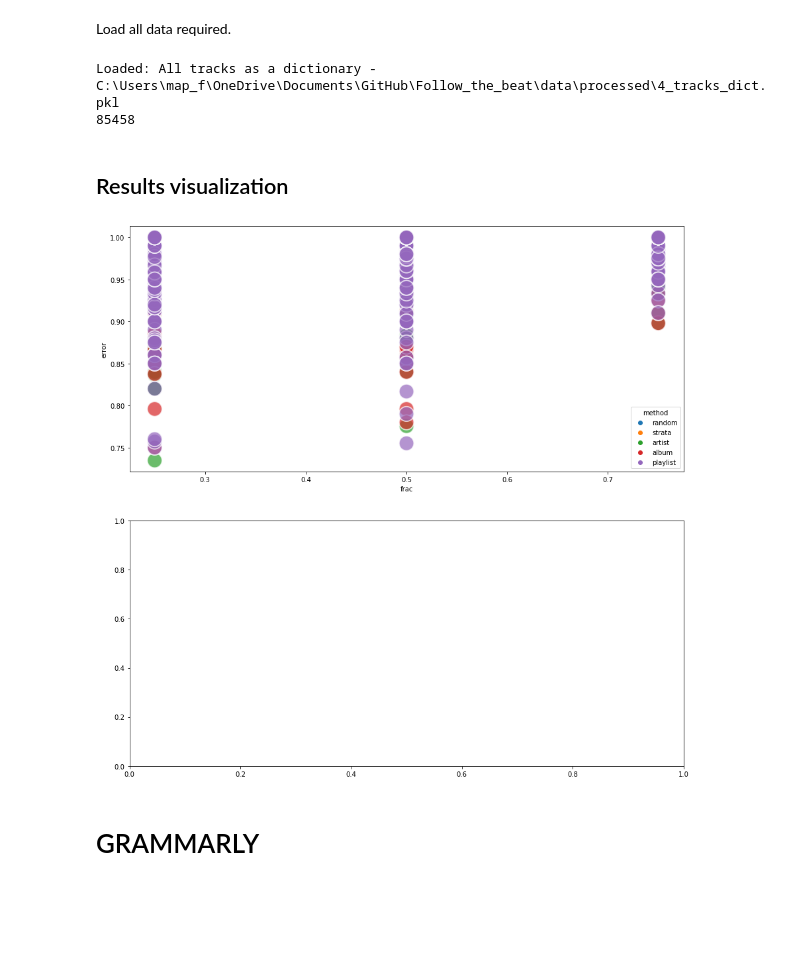
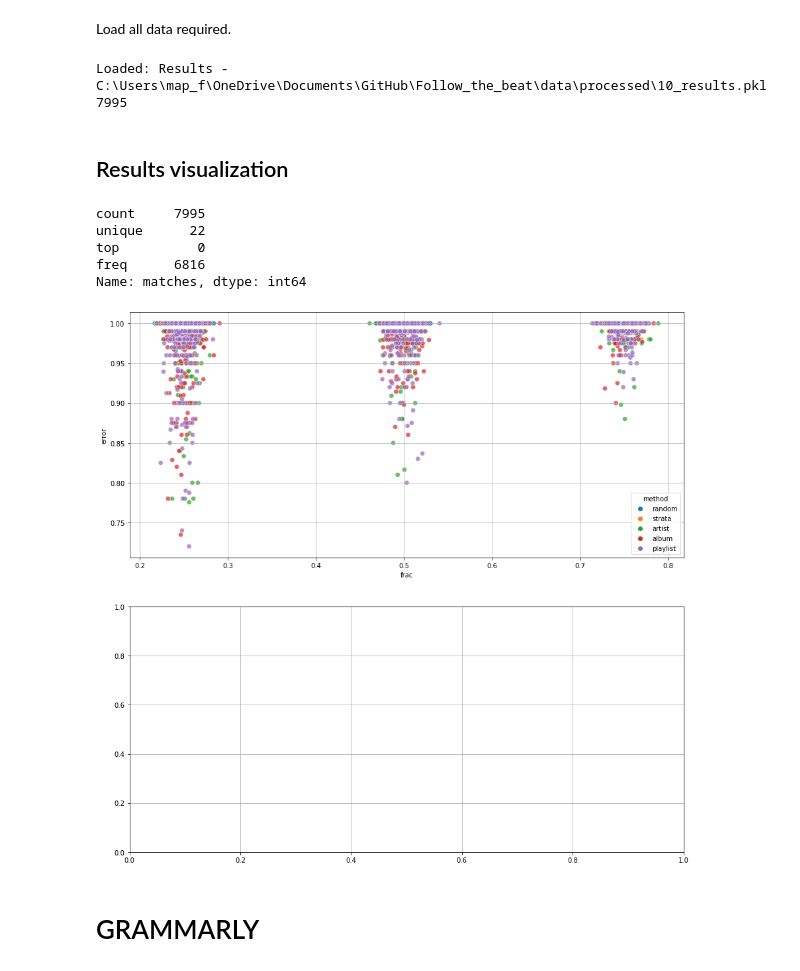
Before and after one commit to MarceloAlvesPereira/Follow_the_beat, a Jupyter notebook: Feel_the_rhythm_5_results_conclusion.ipynb, the cells around one changed output. Cells and saved outputs as stored; diff of their text form; code cells hidden in the pictures; blank space fills up the shorter version.

```diff
--- a/Feel_the_rhythm_5_results_conclusion.ipynb
+++ b/Feel_the_rhythm_5_results_conclusion.ipynb
@@ -41,25 +41,31 @@ def load_file(data_path, msg):
 # %%
 # All tracks
-data_path = os.getcwd() + '\\data\\processed\\4_tracks_dict.pkl'
-txt = 'All tracks as a dictionary - ' + data_path
+data_path = os.getcwd() + '\\data\\processed\\10_results.pkl'
+txt = 'Results - ' + data_path
 
 if os.path.exists(data_path):
     print('Loaded: ' + txt)
     with open(data_path, 'rb') as f:
-        tracks_dict = pickle.load(f)
+        results = pickle.load(f)
 else:
-    #     print('File not found: ' + txt)
-    tracks_dict = dict_all_tracks(data_path, playlists_dict)
+    with open(data_path, 'wb') as f:
+        pickle.dump(results, f)
 
-print(len(tracks_dict))
+print(len(results))
 # %% [output]
-Loaded: All tracks as a dictionary - C:\Users\map_f\OneDrive\Documents\GitHub\Follow_the_beat\data\processed\4_tracks_dict.pkl
-85458
+Loaded: Results - C:\Users\map_f\OneDrive\Documents\GitHub\Follow_the_beat\data\processed\10_results.pkl
+7995
 # %% [markdown]
 ## Results visualization
 # %%
-# summ = results['matches'].describe()
-# summ
+summ = results['matches'].describe()
+summ
+# %% [output]
+count     7995
+unique      22
+top          0
+freq      6816
+Name: matches, dtype: int64
 # %%
 # profiling_grid['performance_ratio'] = profiling_grid['accuracy']/profiling_grid['run_time']
 # profiling_grid['run_time_mean'] = profiling_grid.groupby('classifier')['run_time'].transform('mean')
@@ -128,23 +134,31 @@ Loaded: All tracks as a dictionary - C:\Users\map_f\OneDrive\Documents\GitHub\Fo
 # # Statistical summary of the numerical columns
 # summ = results.describe().transpose()
 # summ
+# %%
+def jitter(values,j):
+    return values + np.random.normal(j,0.01,values.shape)
 # %%
 fig, axes = plt.subplots(ncols=1, nrows=2, figsize=(15, 15))
 sns.scatterplot(ax=axes[0],
-                x='frac',
-                y='error',
+                x=jitter(results['frac'],0),
+                y=results['error'],
                 data=results,
-                s=500,
+                s=50,
                 alpha=0.7,
                 hue='method')
+
+
+# sns.scatterplot(x = jitter(information.latitude,.01),
+#                 y = jitter(information.longitude,2),
+#                 hue=information.genre,s=200,alpha=0.5)
 # plt.y_label('Run time') #y label
 
 # sns.scatterplot(ax=axes[1], x='run_time_mean', y='accuracy_mean', data=profiling_grid, s=500, alpha =0.7, hue='classifier');
 # plt.xlabel('Mean run time') #y label
 # plt.ylabel('Mean accuracy') #x label
 # plt.grid()
 plt.rcParams['axes.grid'] = True
 # %% [output]
-[figure, old version]
+[figure, new version]
 # %% [markdown]
 # GRAMMARLY
```
Also changed, not shown: parts of 1 cell of this notebook, 4 other files.
